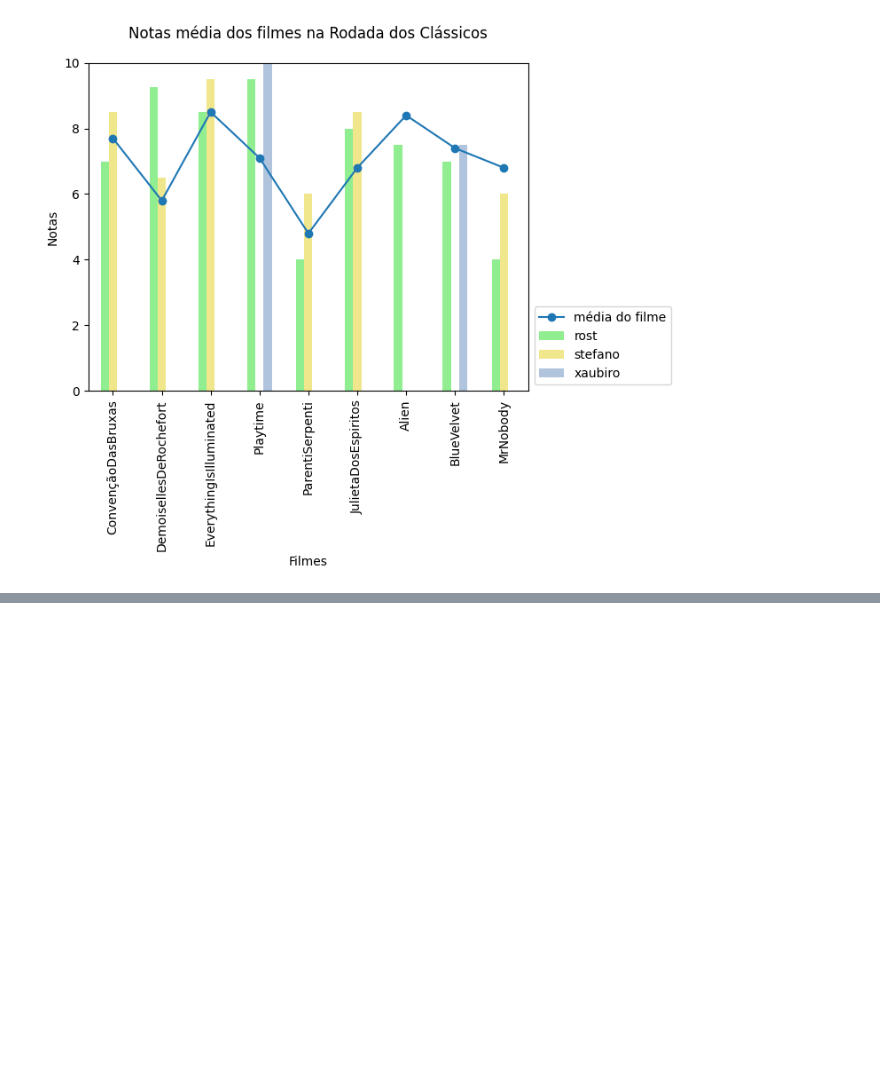
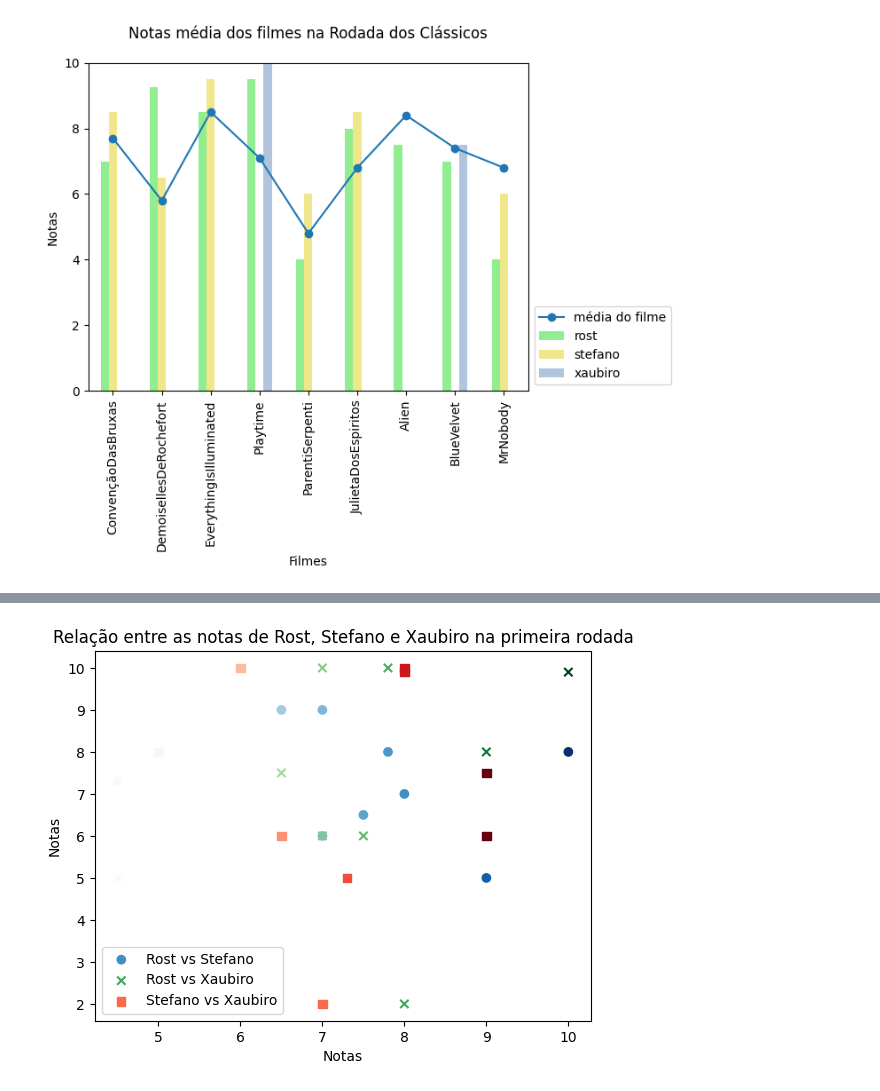
Before and after one commit to feliperost/cineclube, a Jupyter notebook: Cineclube_teste.ipynb, the cells around one changed output, grey strips where cells are left out. Cells and saved outputs as stored; diff of their text form; code cells hidden in the pictures; blank space fills up the shorter version.

```diff
--- a/Cineclube_teste.ipynb
+++ b/Cineclube_teste.ipynb
@@ -113,0 +165,14 @@ estudar acrescentar um grafico com as notas e coloração diferente com base na
+# %%
+df_sliced = df[:9]
+
+plt.scatter(df_sliced['rost'], df_sliced['stefano'], label='Rost vs Stefano', marker='o', c=df_sliced['rost'], cmap='Blues')
+plt.scatter(df_sliced['rost'], df_sliced['xaubiro'], label='Rost vs Xaubiro', marker='x', c=df_sliced['rost'], cmap='Greens')
+plt.scatter(df_sliced['stefano'], df_sliced['xaubiro'], label='Stefano vs Xaubiro', marker='s', c=df_sliced['stefano'], cmap='Reds')
+
+plt.title('Relação entre as notas de Rost, Stefano e Xaubiro na primeira rodada')
+plt.xlabel('Notas')
+plt.ylabel('Notas')
+plt.legend()
+plt.show()
+# %% [output]
+[figure, added]
```
Also changed, not shown: parts of 8 cells of this notebook.
